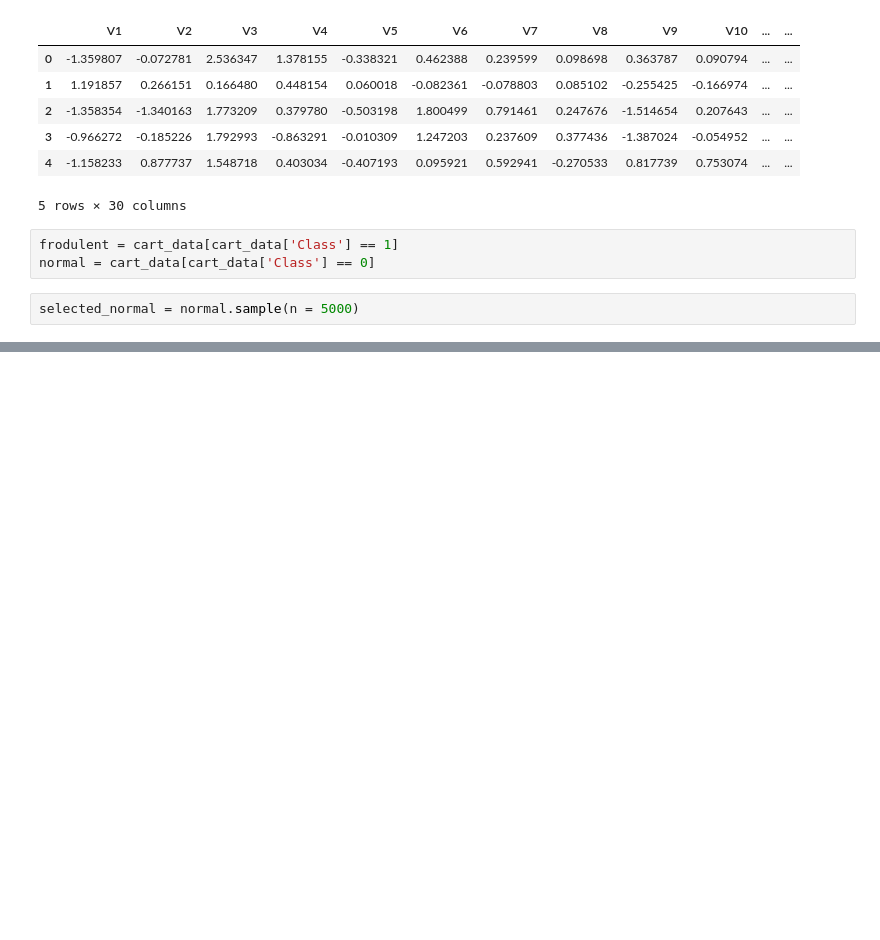
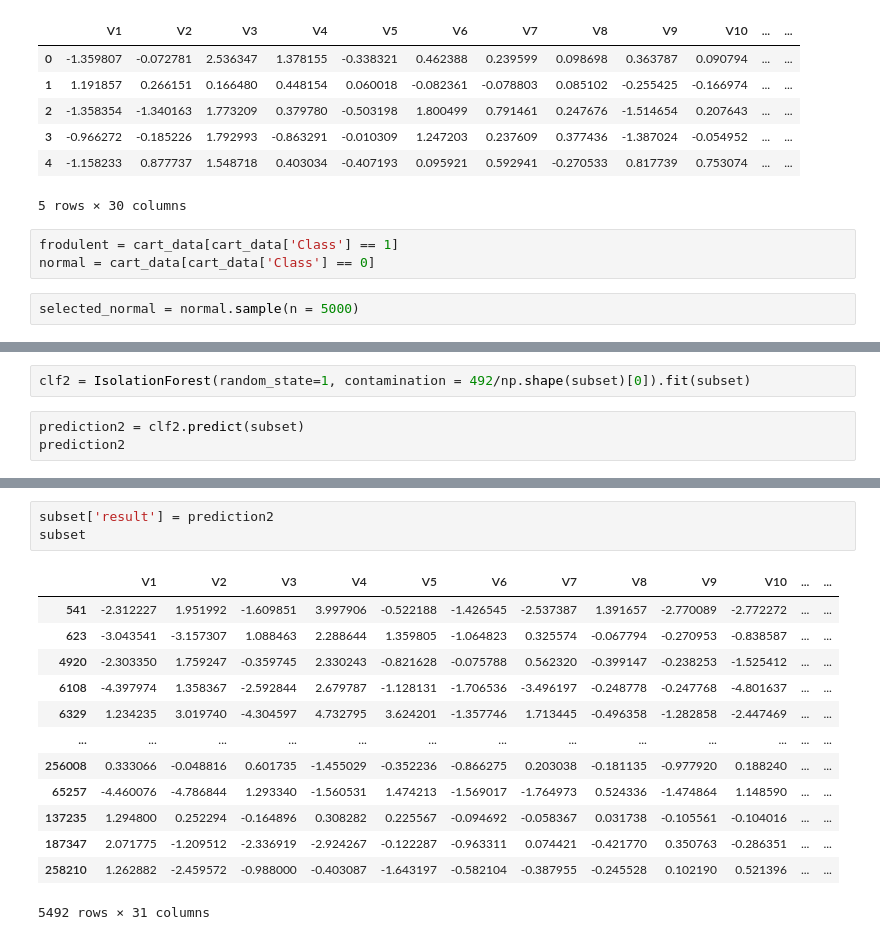
Before and after one commit to VFavre/TAA, a Jupyter notebook: TP3/TP3.ipynb, the cells around one changed output, grey strips where cells are left out. Cells and saved outputs as stored; diff of their text form; blank space fills up the shorter version.

```diff
--- a/TP3/TP3.ipynb
+++ b/TP3/TP3.ipynb
@@ -83,0 +135,5 @@ array([[   0,    0,    0],
+# %%
+clf2 = IsolationForest(random_state=1, contamination = 492/np.shape(subset)[0]).fit(subset)
+# %%
+prediction2 = clf2.predict(subset)
+prediction2
@@ -83,0 +158,17 @@ array([[   0,    0,    0],
+# %%
+subset['result'] = prediction2
+subset
+# %% [output]
+|  | V1 | V2 | V3 | V4 | V5 | V6 | V7 | V8 | V9 | V10 | ... | ... |
+| 541 | -2.312227 | 1.951992 | -1.609851 | 3.997906 | -0.522188 | -1.426545 | -2.537387 | 1.391657 | -2.770089 | -2.772272 | ... | ... |
+| 623 | -3.043541 | -3.157307 | 1.088463 | 2.288644 | 1.359805 | -1.064823 | 0.325574 | -0.067794 | -0.270953 | -0.838587 | ... | ... |
+| 4920 | -2.303350 | 1.759247 | -0.359745 | 2.330243 | -0.821628 | -0.075788 | 0.562320 | -0.399147 | -0.238253 | -1.525412 | ... | ... |
+| 6108 | -4.397974 | 1.358367 | -2.592844 | 2.679787 | -1.128131 | -1.706536 | -3.496197 | -0.248778 | -0.247768 | -4.801637 | ... | ... |
+| 6329 | 1.234235 | 3.019740 | -4.304597 | 4.732795 | 3.624201 | -1.357746 | 1.713445 | -0.496358 | -1.282858 | -2.447469 | ... | ... |
+| ... | ... | ... | ... | ... | ... | ... | ... | ... | ... | ... | ... | ... |
+| 256008 | 0.333066 | -0.048816 | 0.601735 | -1.455029 | -0.352236 | -0.866275 | 0.203038 | -0.181135 | -0.977920 | 0.188240 | ... | ... |
+| 65257 | -4.460076 | -4.786844 | 1.293340 | -1.560531 | 1.474213 | -1.569017 | -1.764973 | 0.524336 | -1.474864 | 1.148590 | ... | ... |
+| 137235 | 1.294800 | 0.252294 | -0.164896 | 0.308282 | 0.225567 | -0.094692 | -0.058367 | 0.031738 | -0.105561 | -0.104016 | ... | ... |
+| 187347 | 2.071775 | -1.209512 | -2.336919 | -2.924267 | -0.122287 | -0.963311 | 0.074421 | -0.421770 | 0.350763 | -0.286351 | ... | ... |
+| 258210 | 1.262882 | -2.459572 | -0.988000 | -0.403087 | -1.643197 | -0.582104 | -0.387955 | -0.245528 | 0.102190 | 0.521396 | ... | ... |
+5492 rows × 31 columns
```
Also changed, not shown: parts of 9 cells of this notebook.
